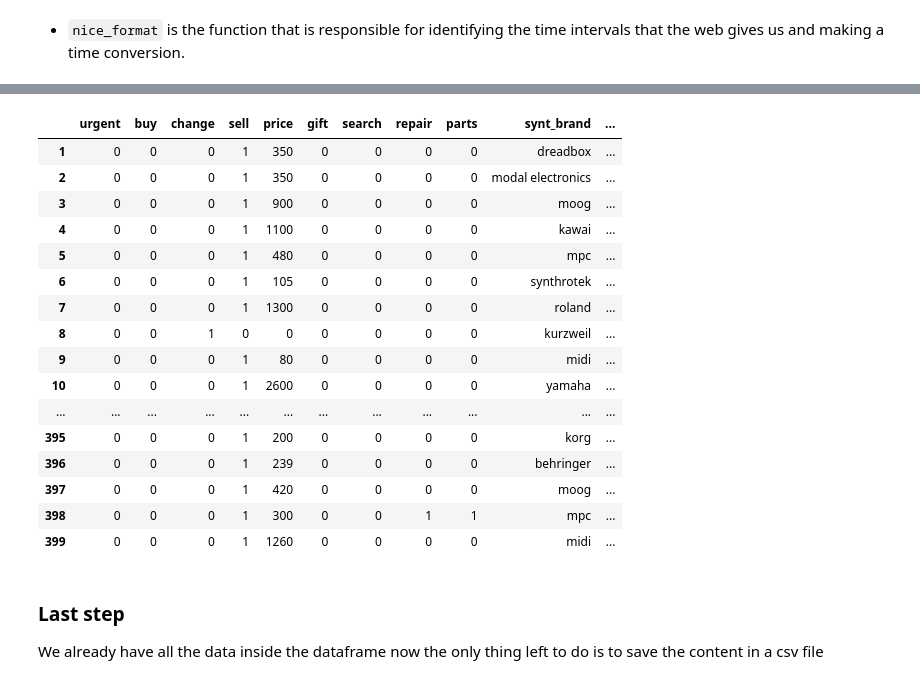
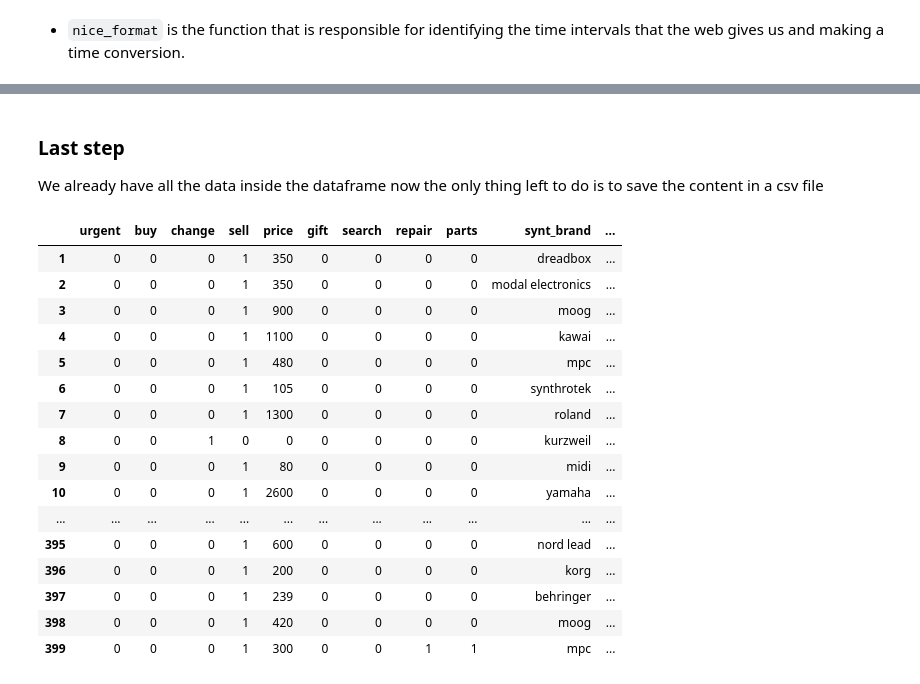
Before and after one commit to albertjimrod/ScraperETL-EDA-ML-Personal, a Jupyter notebook: hispasonic from web to csv.ipynb, the cells around one changed output, grey strips where cells are left out. Saved outputs shown, nothing was run; the diff lists cells and outputs as text; code cells hidden in the pictures.

```diff
--- a/hispasonic from web to csv.ipynb
+++ b/hispasonic from web to csv.ipynb
@@ -1291,4 +1291,5 @@ def anonimizer(value):
         variable += int(ord(letras))
     return variable
 # %%
-df['user'].apply(anonimizer)
+df['anon_user'] = df['user'].apply(anonimizer)
+print('')
@@ -1313,23 +1296,6 @@ Name: user, dtype: int64
 # %%
-df.drop("user",axis ='columns')
+df.drop("anon_user",axis ='columns')
+print('')
-# %% [output]
-|  | urgent | buy | change | sell | price | gift | search | repair | parts | synt_brand | ... |
-| 1 | 0 | 0 | 0 | 1 | 350 | 0 | 0 | 0 | 0 | dreadbox | ... |
-| 2 | 0 | 0 | 0 | 1 | 350 | 0 | 0 | 0 | 0 | modal electronics | ... |
-| 3 | 0 | 0 | 0 | 1 | 900 | 0 | 0 | 0 | 0 | moog | ... |
-| 4 | 0 | 0 | 0 | 1 | 1100 | 0 | 0 | 0 | 0 | kawai | ... |
-| 5 | 0 | 0 | 0 | 1 | 480 | 0 | 0 | 0 | 0 | mpc | ... |
-| 6 | 0 | 0 | 0 | 1 | 105 | 0 | 0 | 0 | 0 | synthrotek | ... |
-| 7 | 0 | 0 | 0 | 1 | 1300 | 0 | 0 | 0 | 0 | roland | ... |
-| 8 | 0 | 0 | 1 | 0 | 0 | 0 | 0 | 0 | 0 | kurzweil | ... |
-| 9 | 0 | 0 | 0 | 1 | 80 | 0 | 0 | 0 | 0 | midi | ... |
-| 10 | 0 | 0 | 0 | 1 | 2600 | 0 | 0 | 0 | 0 | yamaha | ... |
-| ... | ... | ... | ... | ... | ... | ... | ... | ... | ... | ... | ... |
-| 395 | 0 | 0 | 0 | 1 | 200 | 0 | 0 | 0 | 0 | korg | ... |
-| 396 | 0 | 0 | 0 | 1 | 239 | 0 | 0 | 0 | 0 | behringer | ... |
-| 397 | 0 | 0 | 0 | 1 | 420 | 0 | 0 | 0 | 0 | moog | ... |
-| 398 | 0 | 0 | 0 | 1 | 300 | 0 | 0 | 1 | 1 | mpc | ... |
-| 399 | 0 | 0 | 0 | 1 | 1260 | 0 | 0 | 0 | 0 | midi | ... |
 # %% [markdown]
 ### Last step
 
@@ -1342,0 +1305,21 @@ new_df.to_csv('1_09_22_hispa_dataframe_3.csv', index = True)
+# %%
+df = df.drop("user",axis ='columns')
+df
+# %% [output]
+|  | urgent | buy | change | sell | price | gift | search | repair | parts | synt_brand | ... |
+| 1 | 0 | 0 | 0 | 1 | 350 | 0 | 0 | 0 | 0 | dreadbox | ... |
+| 2 | 0 | 0 | 0 | 1 | 350 | 0 | 0 | 0 | 0 | modal electronics | ... |
+| 3 | 0 | 0 | 0 | 1 | 900 | 0 | 0 | 0 | 0 | moog | ... |
+| 4 | 0 | 0 | 0 | 1 | 1100 | 0 | 0 | 0 | 0 | kawai | ... |
+| 5 | 0 | 0 | 0 | 1 | 480 | 0 | 0 | 0 | 0 | mpc | ... |
+| 6 | 0 | 0 | 0 | 1 | 105 | 0 | 0 | 0 | 0 | synthrotek | ... |
+| 7 | 0 | 0 | 0 | 1 | 1300 | 0 | 0 | 0 | 0 | roland | ... |
+| 8 | 0 | 0 | 1 | 0 | 0 | 0 | 0 | 0 | 0 | kurzweil | ... |
+| 9 | 0 | 0 | 0 | 1 | 80 | 0 | 0 | 0 | 0 | midi | ... |
+| 10 | 0 | 0 | 0 | 1 | 2600 | 0 | 0 | 0 | 0 | yamaha | ... |
+| ... | ... | ... | ... | ... | ... | ... | ... | ... | ... | ... | ... |
+| 395 | 0 | 0 | 0 | 1 | 600 | 0 | 0 | 0 | 0 | nord lead | ... |
+| 396 | 0 | 0 | 0 | 1 | 200 | 0 | 0 | 0 | 0 | korg | ... |
+| 397 | 0 | 0 | 0 | 1 | 239 | 0 | 0 | 0 | 0 | behringer | ... |
+| 398 | 0 | 0 | 0 | 1 | 420 | 0 | 0 | 0 | 0 | moog | ... |
+| 399 | 0 | 0 | 0 | 1 | 300 | 0 | 0 | 1 | 1 | mpc | ... |
```
Also changed, not shown: parts of 16 cells of this notebook, 1 other file.
